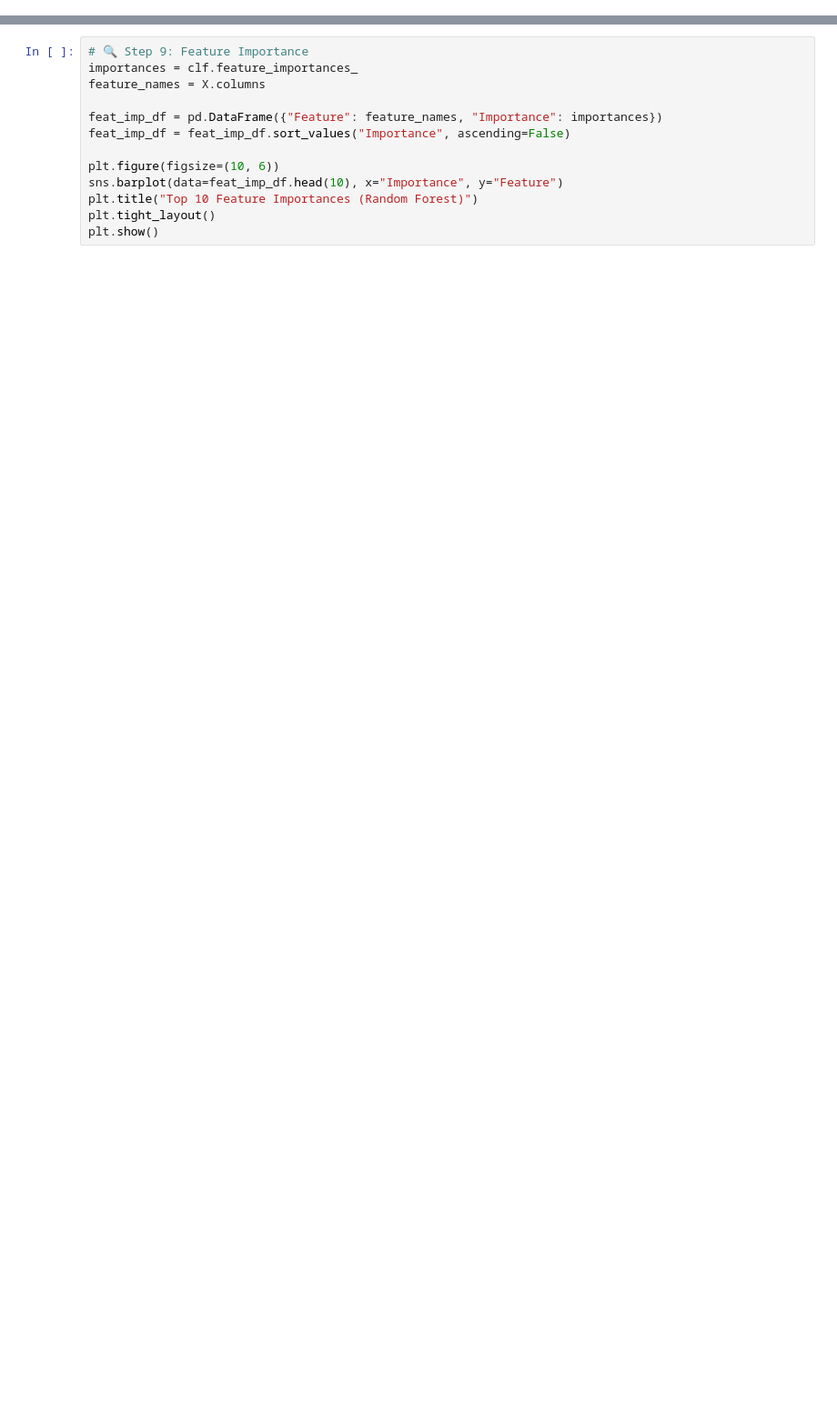
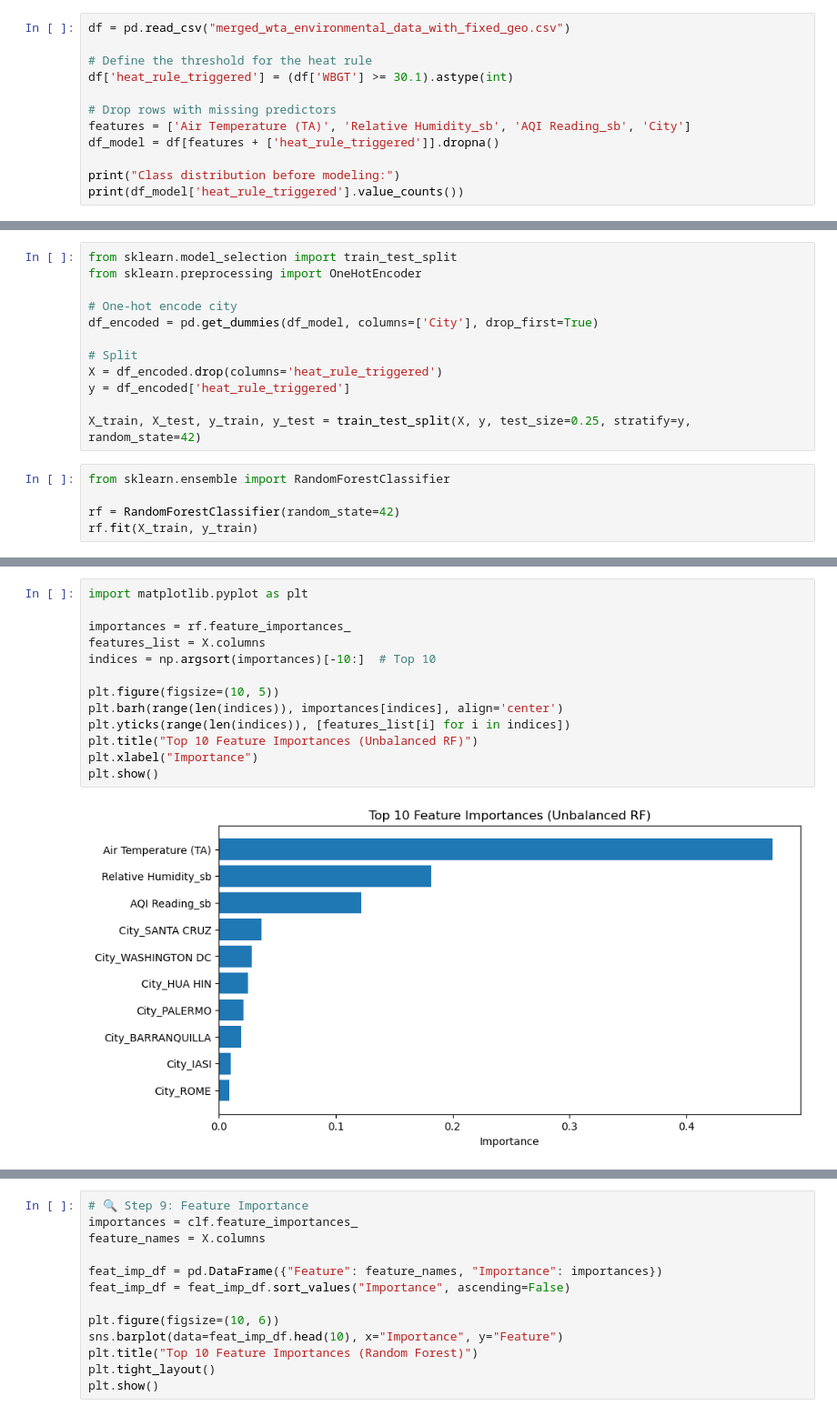
Before and after one commit to sameryassir/WTA-Environment-Capstone, a Jupyter notebook: wta_prediction.ipynb, the cells around one changed output, grey strips where cells are left out. Shown: that part at 91% size. Saved outputs shown, nothing was run; the diff lists cells and outputs as text; blank space fills up the shorter version.

```diff
--- a/wta_prediction.ipynb
+++ b/wta_prediction.ipynb
@@ -0,0 +10,12 @@
+# %%
+df = pd.read_csv("merged_wta_environmental_data_with_fixed_geo.csv")
+
+# Define the threshold for the heat rule
+df['heat_rule_triggered'] = (df['WBGT'] >= 30.1).astype(int)
+
+# Drop rows with missing predictors
+features = ['Air Temperature (TA)', 'Relative Humidity_sb', 'AQI Reading_sb', 'City']
+df_model = df[features + ['heat_rule_triggered']].dropna()
+
+print("Class distribution before modeling:")
+print(df_model['heat_rule_triggered'].value_counts())
@@ -0,0 +28,17 @@
+# %%
+from sklearn.model_selection import train_test_split
+from sklearn.preprocessing import OneHotEncoder
+
+# One-hot encode city
+df_encoded = pd.get_dummies(df_model, columns=['City'], drop_first=True)
+
+# Split
+X = df_encoded.drop(columns='heat_rule_triggered')
+y = df_encoded['heat_rule_triggered']
+
+X_train, X_test, y_train, y_test = train_test_split(X, y, test_size=0.25, stratify=y, random_state=42)
+# %%
+from sklearn.ensemble import RandomForestClassifier
+
+rf = RandomForestClassifier(random_state=42)
+rf.fit(X_train, y_train)
@@ -0,0 +71,15 @@
+# %%
+import matplotlib.pyplot as plt
+
+importances = rf.feature_importances_
+features_list = X.columns
+indices = np.argsort(importances)[-10:]  # Top 10
+
+plt.figure(figsize=(10, 5))
+plt.barh(range(len(indices)), importances[indices], align='center')
+plt.yticks(range(len(indices)), [features_list[i] for i in indices])
+plt.title("Top 10 Feature Importances (Unbalanced RF)")
+plt.xlabel("Importance")
+plt.show()
+# %% [output]
+[figure, added]
```
Also changed, not shown: parts of 7 cells of this notebook, 6 other files.
